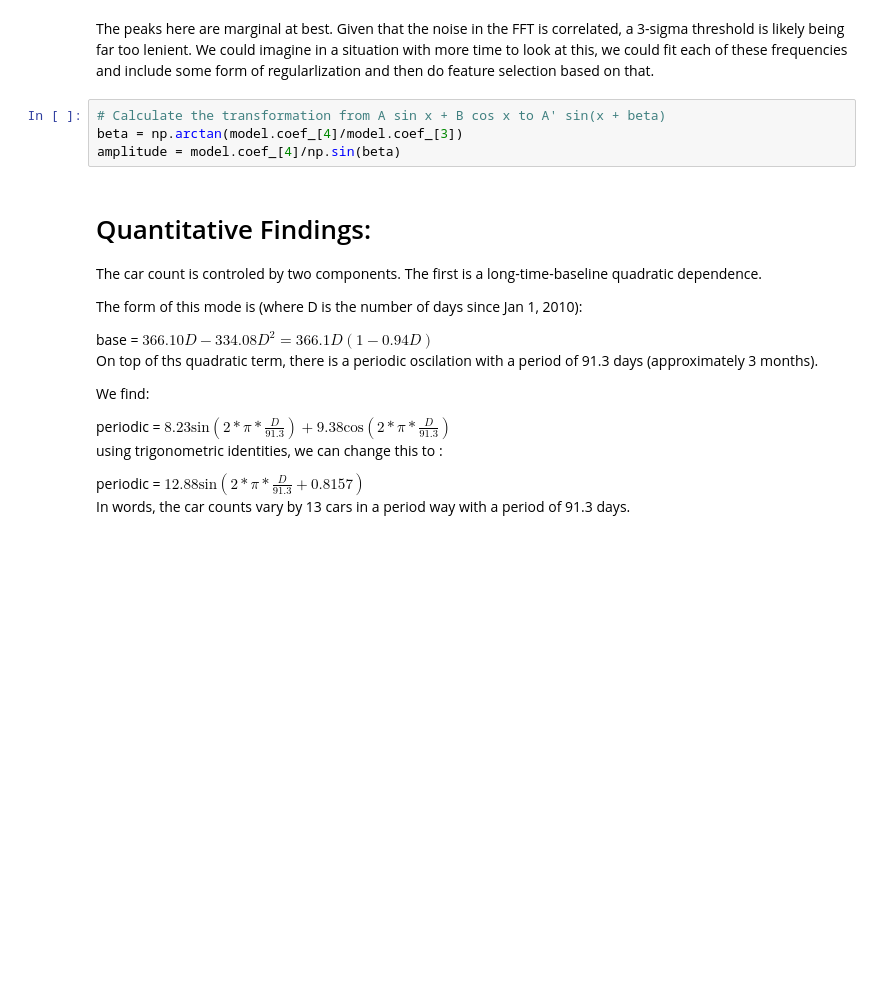
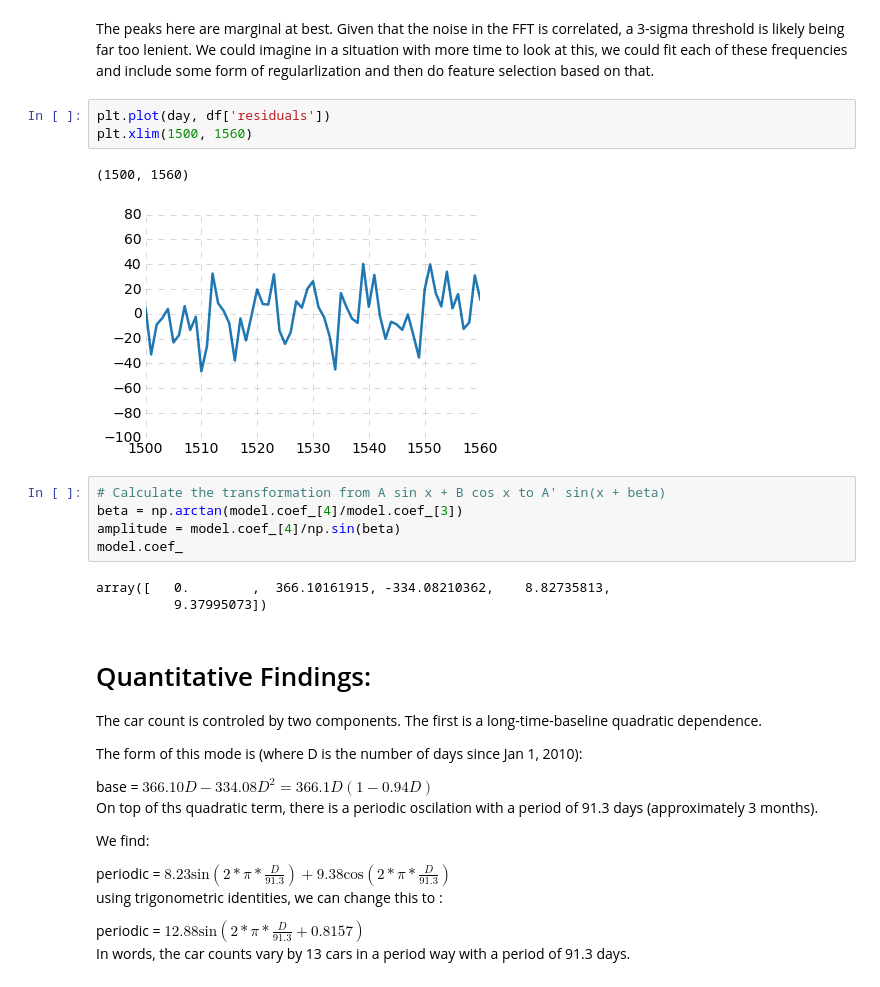
Before and after one commit to richardjcool/CodingTutorials, a Jupyter notebook: InterviewPrep/OI/Car Count Explore.ipynb, the cells around one changed output. Cells and saved outputs as stored; diff of their text form; blank space fills up the shorter version.

```diff
--- a/InterviewPrep/OI/Car Count Explore.ipynb
+++ b/InterviewPrep/OI/Car Count Explore.ipynb
@@ -242,10 +242,20 @@ plt.ylabel("FFT Amplitude of Residuals")
 [figure]
 # %% [markdown]
 The peaks here are marginal at best. Given that the noise in the FFT is correlated, a 3-sigma threshold is likely being far too lenient.  We could imagine in a situation with more time to look at this, we could fit each of these frequencies and include some form of regularlization and then do feature selection based on that.
+# %%
+plt.plot(day, df['residuals'])
+plt.xlim(1500, 1560)
+# %% [output]
+(1500, 1560)
+[figure, added]
 # %%
 # Calculate the transformation from A sin x + B cos x to A' sin(x + beta)
 beta = np.arctan(model.coef_[4]/model.coef_[3])
 amplitude = model.coef_[4]/np.sin(beta)
+model.coef_
+# %% [output]
+array([   0.        ,  366.10161915, -334.08210362,    8.82735813,
+          9.37995073])
 # %% [markdown]
 # Quantitative Findings:
 
```
Also changed, not shown: parts of 1 cell of this notebook.
